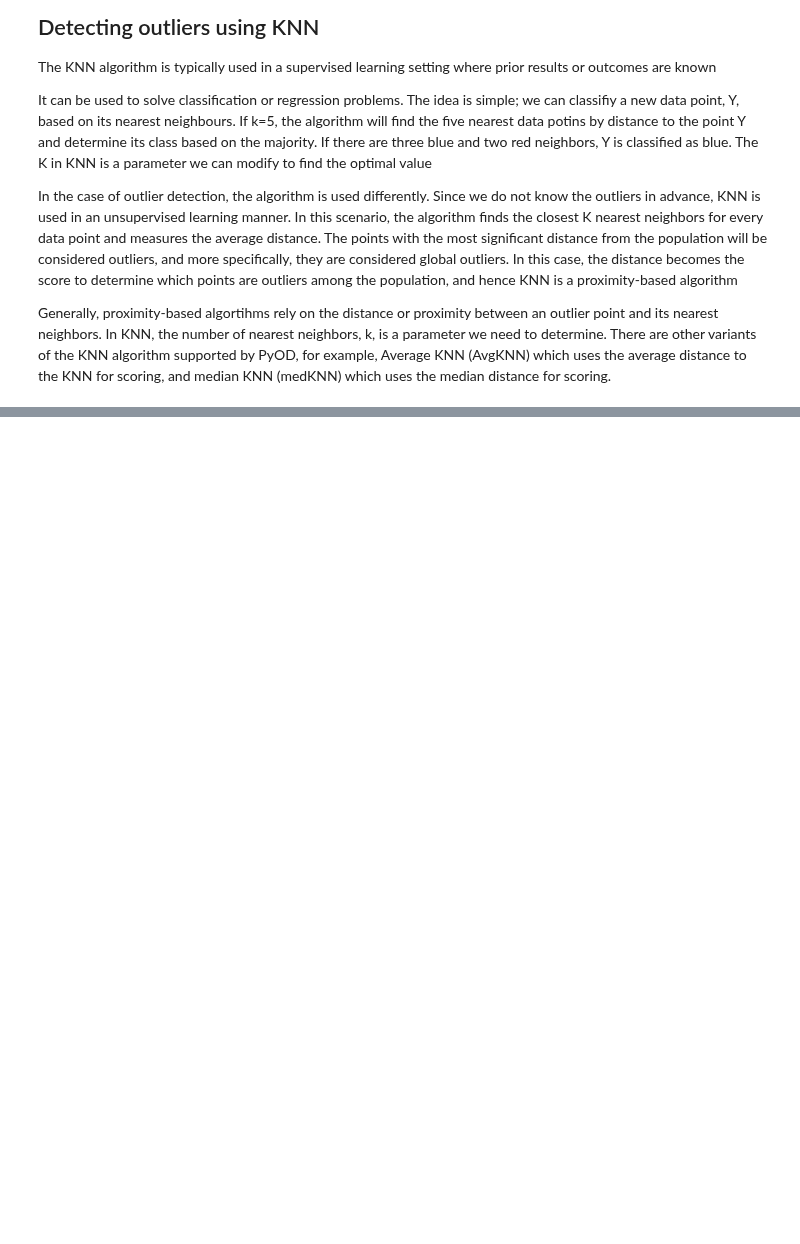
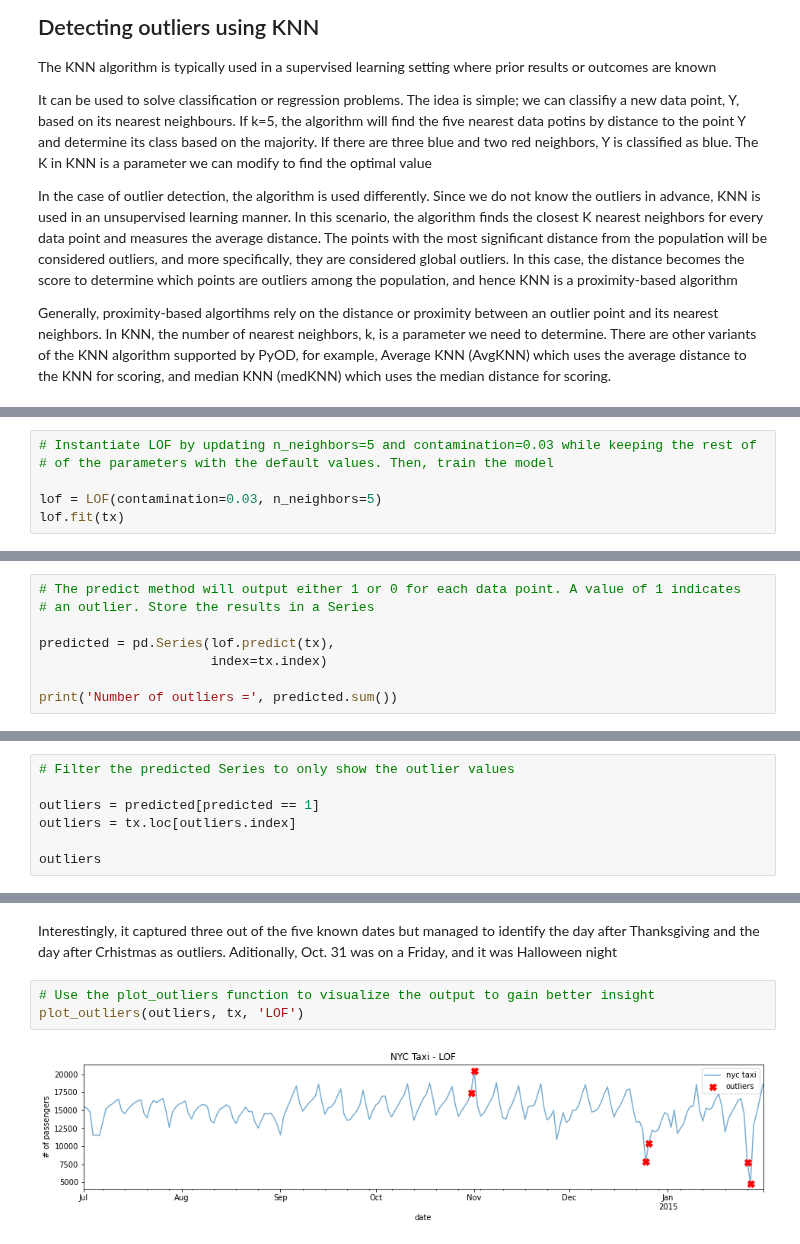
Before and after one commit to LaurbergMJ/TimeSeriesAnalysisWithPythonCookbook, a Jupyter notebook: Ch14.ipynb, the cells around one changed output, grey strips where cells are left out. Drawn from its saved outputs; the diff is of its cells as text; blank space fills up the shorter version.

```diff
--- a/Ch14.ipynb
+++ b/Ch14.ipynb
@@ -85,0 +214,6 @@ Generally, proximity-based algortihms rely on the distance or proximity between
+# %%
+# Instantiate LOF by updating n_neighbors=5 and contamination=0.03 while keeping the rest of
+# of the parameters with the default values. Then, train the model
+
+lof = LOF(contamination=0.03, n_neighbors=5)
+lof.fit(tx)
@@ -85,0 +223,8 @@ Generally, proximity-based algortihms rely on the distance or proximity between
+# %%
+# The predict method will output either 1 or 0 for each data point. A value of 1 indicates
+# an outlier. Store the results in a Series
+
+predicted = pd.Series(lof.predict(tx),
+                      index=tx.index)
+
+print('Number of outliers =', predicted.sum())
@@ -85,0 +233,7 @@ Generally, proximity-based algortihms rely on the distance or proximity between
+# %%
+# Filter the predicted Series to only show the outlier values
+
+outliers = predicted[predicted == 1]
+outliers = tx.loc[outliers.index]
+
+outliers
@@ -85,0 +249,7 @@ Generally, proximity-based algortihms rely on the distance or proximity between
+# %% [markdown]
+Interestingly, it captured three out of the five known dates but managed to identify the day after Thanksgiving and the day after Crhistmas as outliers. Aditionally, Oct. 31 was on a Friday, and it was Halloween night
+# %%
+# Use the plot_outliers function to visualize the output to gain better insight
+plot_outliers(outliers, tx, 'LOF')
+# %% [output]
+[figure, added]
```
Also changed, not shown: parts of 21 cells of this notebook.
